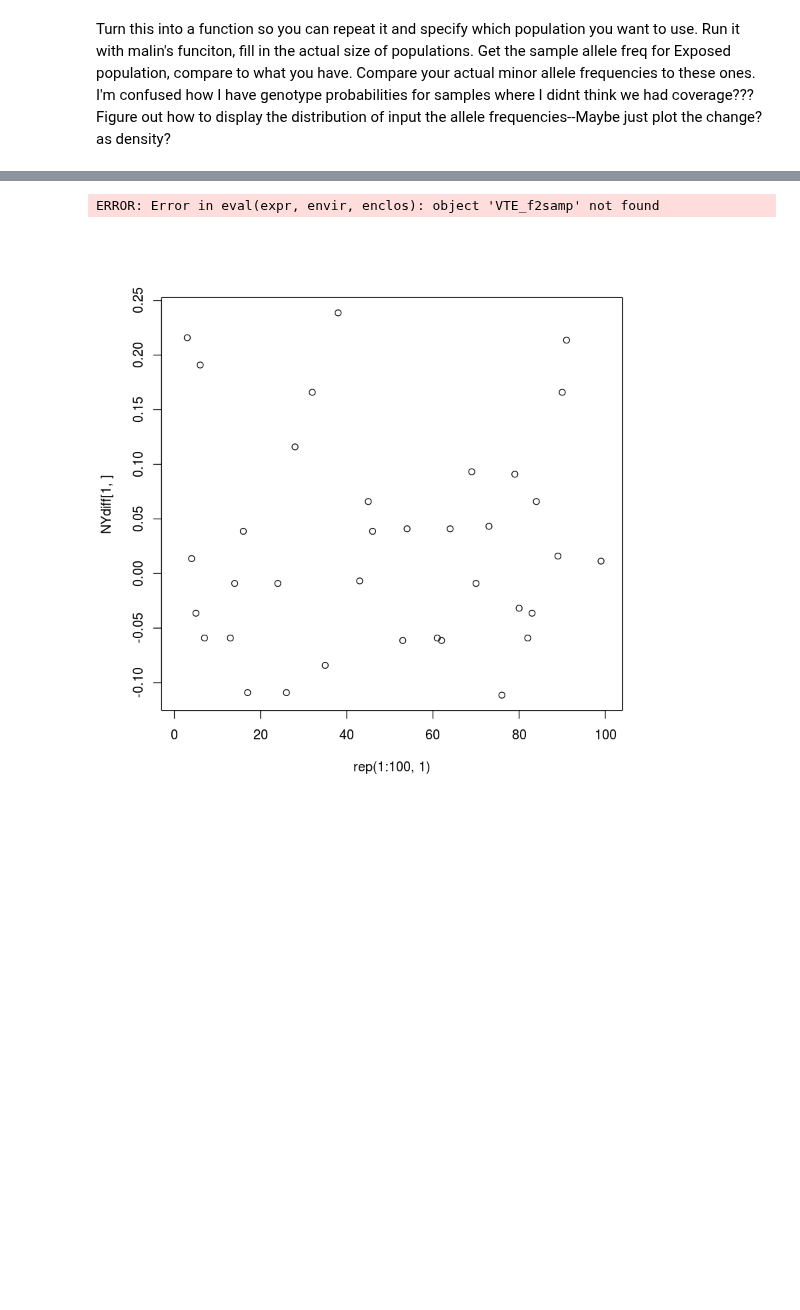
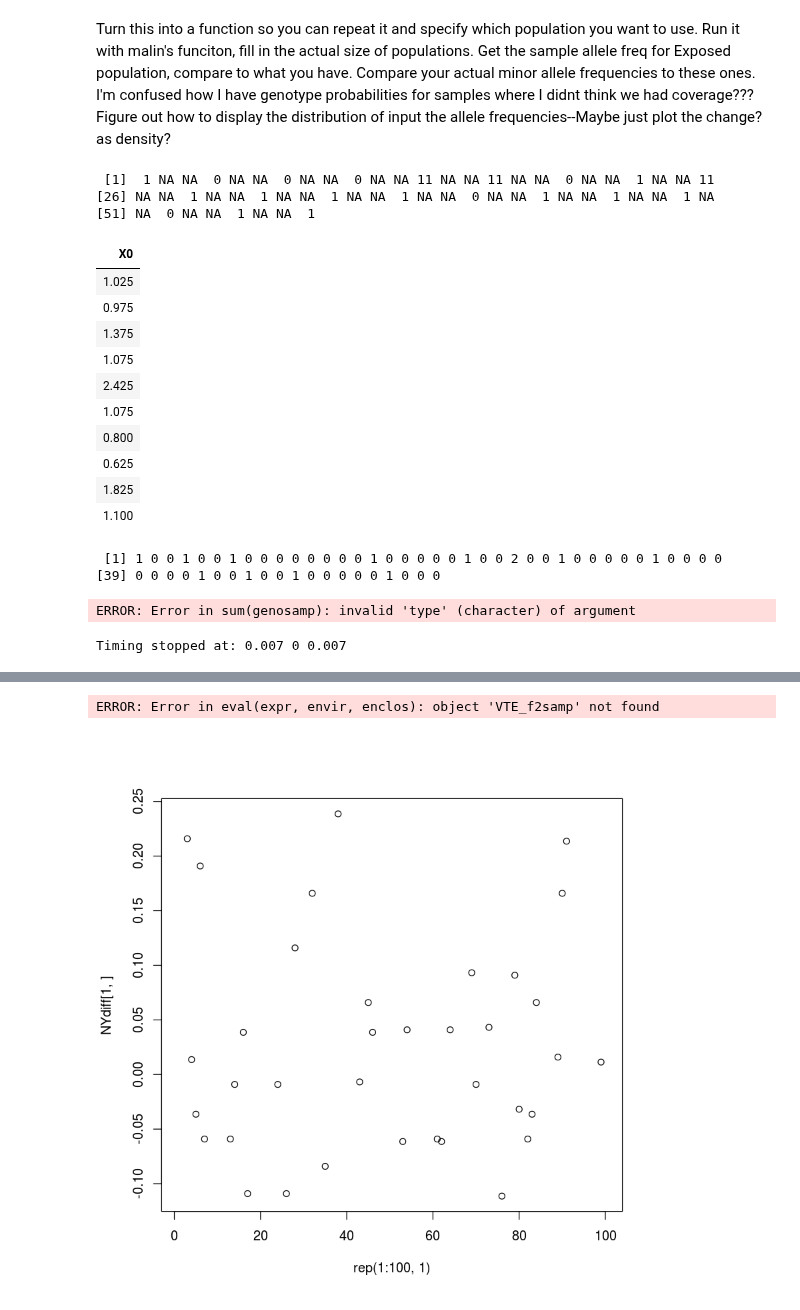
Before and after one commit to sagw/WNS_WGS, a Jupyter notebook: Notebooks/All_AlleleFreqChange.ipynb, the cells around one changed output, grey strips where cells are left out. Cells and saved outputs as stored; diff of their text form; code cells hidden in the pictures; blank space fills up the shorter version.

```diff
--- a/Notebooks/All_AlleleFreqChange.ipynb
+++ b/Notebooks/All_AlleleFreqChange.ipynb
@@ -164,12 +174,61 @@ gp2af=function(POP_genoprobs){
 genosamp=character(0)
 f1samps=data.frame(0)
 genos=c("AA", "AB", "BB")
-for (j in 1:NROW(POP_genoprobs)){
-    v=as.vector(POP_genoprobs[j,])
+for (j in 1:NROW(NJU_genoprobs)){
+    v=as.vector(NJU_genoprobs[j,])
     for(i in seq(1,length(v),3)){
         three_probs=v[i:(i+2)]
-        genosamp[i-2]=sample(genos, size = 1, prob=three_probs)
-          f1samps[j,]=sum(lengths(regmatches(genosamp, gregexpr("B", genosamp))))/(2*length(v))
+        genosamp[i]=sample(genos, size = 1, prob=three_probs)
+          f1samps[j,]=sum(lengths(regmatches(genosamp, gregexpr("B", genosamp))))/(2*length(v)/3)
          }}
+
 return(f1samps)
 }
+# %%
+gp2af2=function(POP_genoprobs){
+genosamp=character(0)
+f1samps=data.frame(0)
+genos=c("00", "01", "11")
+
+for (j in 1:NROW(NJU_genoprobs)){
+    v=as.vector(NJU_genoprobs[j,])
+    for(i in seq(1,length(v),3)){
+        three_probs=v[i:(i+2)]
+        genosamp[i]=sample(genos, size = 1, prob=three_probs)
+          f1samps[j,]=(sum(genosamp))/(2*length(v)/3)
+         }}
+
+return(f1samps)
+}
+# %%
+genos=c("00", "01", "11")
+
+genosamp=vector()
+for (j in 1:NROW(NJU_genoprobs)){
+    v=as.vector(NJU_genoprobs[j,])
+    for(i in seq(1,length(v),3)){
+        three_probs=v[i:(i+2)]
+        genosamp[i]=sample(genos, size = 1, prob=three_probs)
+        genosamp=as.numeric(as.character(genosamp))
+        f1samps[j,]=(sum(genosamp, na.rm=TRUE))/(2*length(v)/3)
+         }}
+# %%
+genosamp
+# %% [output]
+ [1]  1 NA NA  0 NA NA  0 NA NA  0 NA NA 11 NA NA 11 NA NA  0 NA NA  1 NA NA 11
+[26] NA NA  1 NA NA  1 NA NA  1 NA NA  1 NA NA  0 NA NA  1 NA NA  1 NA NA  1 NA
+[51] NA  0 NA NA  1 NA NA  1
+# %%
+f1samps
+# %% [output]
+| X0 |
+| 1.025 |
+| 0.975 |
+| 1.375 |
+| 1.075 |
+| 2.425 |
+| 1.075 |
+| 0.800 |
+| 0.625 |
+| 1.825 |
+| 1.100 |
@@ -175,0 +242,10 @@ return(f1samps)
+# %%
+lengths(regmatches(genosamp, gregexpr("B", genosamp)))
+# %% [output]
+ [1] 1 0 0 1 0 0 1 0 0 0 0 0 0 0 0 1 0 0 0 0 0 1 0 0 2 0 0 1 0 0 0 0 0 1 0 0 0 0
+[39] 0 0 0 0 1 0 0 1 0 0 1 0 0 0 0 0 1 0 0 0
+# %%
+system.time(replicate(10000, gp2af2(NJU_genoprobs)))
+# %% [output]
+ERROR: Error in sum(genosamp): invalid 'type' (character) of argument
+Timing stopped at: 0.007 0 0.007
```
Also changed, not shown: parts of 6 cells of this notebook.
